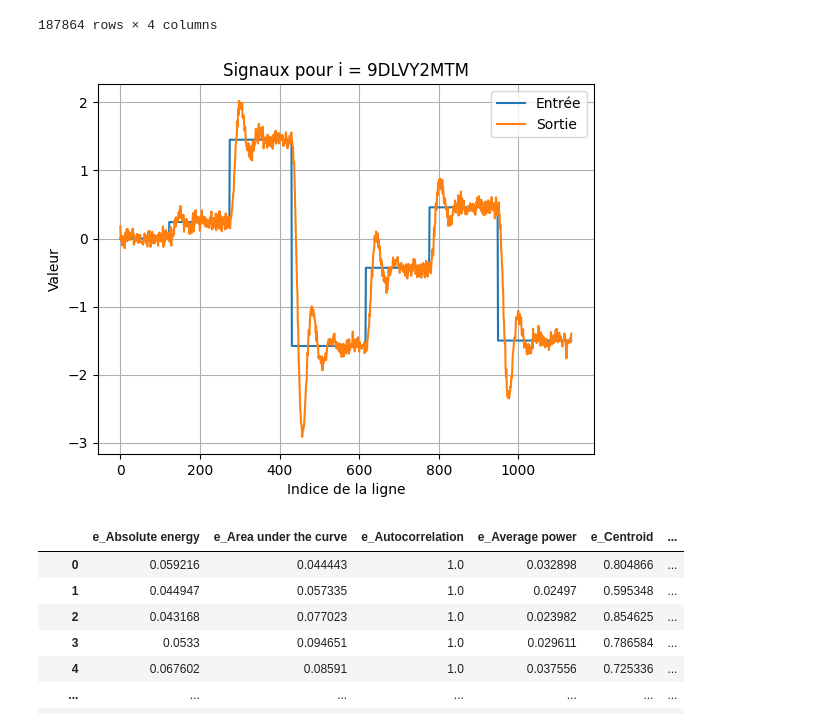
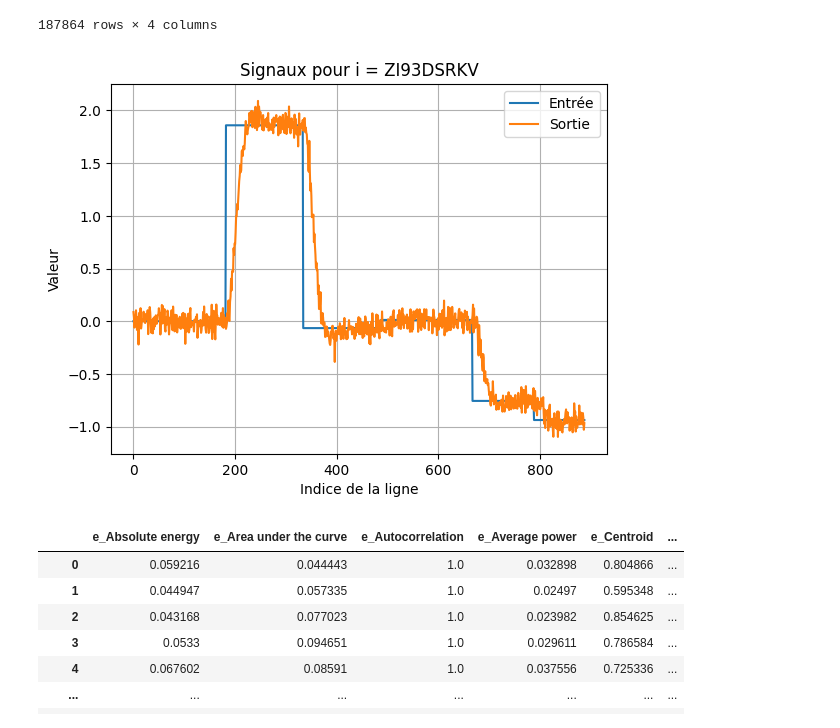
Before and after one commit to louay-git/EI_Stellantis, a Jupyter notebook: test_ocsvm_dataset4.ipynb, the cells around one changed output. Drawn from its saved outputs; the diff is of its cells as text; code cells hidden in the pictures.

```diff
--- a/dataset0/test_bestscore.ipynb
+++ b/test_ocsvm_dataset4.ipynb
@@ -630,22 +676,22 @@ pdfTS2
 | 1133 | -1.499424 | -1.396270 | 9DLVY2MTM | 0.103154 |
 187864 rows × 4 columns
 # %%
-identifiant = "9DLVY2MTM"
+identifiant = "ZI93DSRKV"
 
 pdfTS2_filtre = pdfTS2[pdfTS2["i"] == identifiant]
 
 pdfTS2_filtre["u"].plot(label="Entrée")
 pdfTS2_filtre["y"].plot(label="Sortie")
 
 
 plt.xlabel("Indice de la ligne")
 plt.ylabel("Valeur")
 plt.title(f"Signaux pour i = {identifiant}")
 plt.grid()
 plt.legend()
 plt.show()
 # %% [output]
-[figure, old version]
+[figure, new version]
 # %%
 fileEF2 = os.path.join(os.getcwd(), "pdfFeatures2.pkl".format(nSet))
 pdfEF2 = pd.read_pickle(fileEF2)
```
Also changed, not shown: parts of 38 cells of this notebook, 5 other files.
